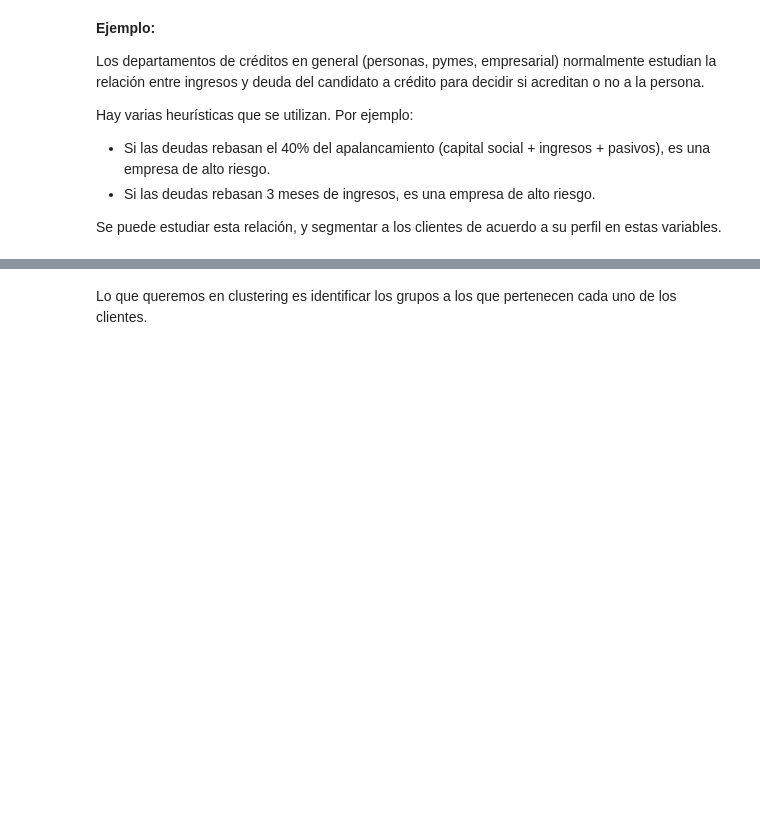
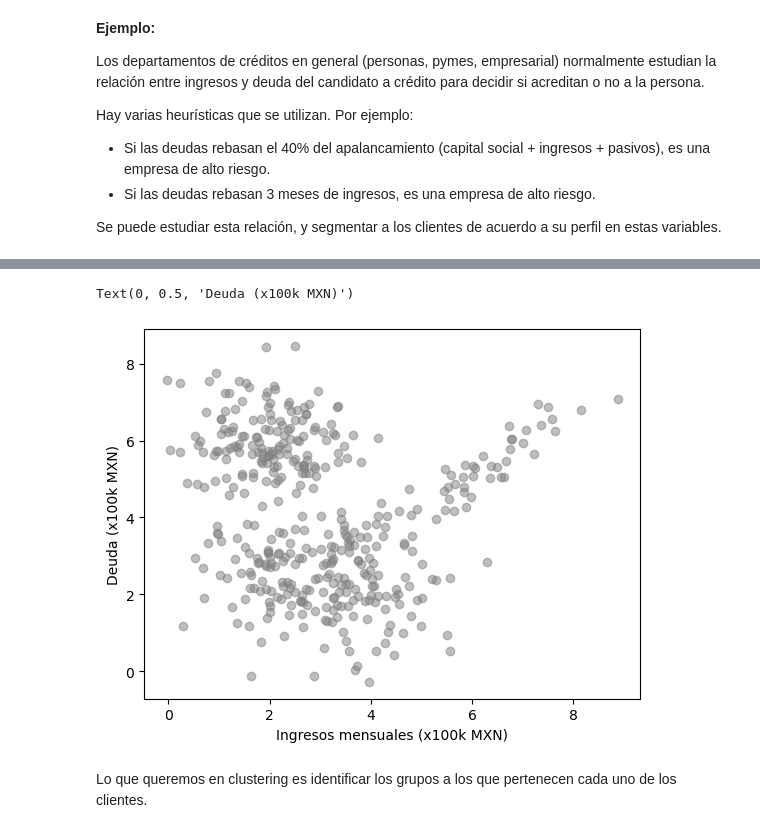
Before and after one commit to FernandoVelascoLoera/mgp2025, a Jupyter notebook: m3-aplicaciones-seleccionadas/c9-mezclas-gaussianas/1-variables-latentes-k-means.ipynb, the cells around one changed output, grey strips where cells are left out. Saved outputs shown, nothing was run; the diff lists cells and outputs as text; code cells hidden in the pictures; blank space fills up the shorter version.

```diff
--- a/m3-aplicaciones-seleccionadas/c9-mezclas-gaussianas/1-variables-latentes-k-means.ipynb
+++ b/m3-aplicaciones-seleccionadas/c9-mezclas-gaussianas/1-variables-latentes-k-means.ipynb
@@ -97,4 +98,5 @@ Se puede estudiar esta relación, y segmentar a los clientes de acuerdo a su per
 # %%
 # Generamos datos
+bank_customer_data = generate_bank_customer_data()
 # %%
 # Veamos algunos ejemplos de los datos
@@ -103,2 +116,11 @@ Se puede estudiar esta relación, y segmentar a los clientes de acuerdo a su per
+# %%
+# Grafico de puntos (sin etiqueta)
+plt.scatter(bank_customer_data['income'], bank_customer_data['debt'], alpha=0.5, color="gray")
+# Añadimos etiquetas a los ejes
+plt.xlabel('Ingresos mensuales (x100k MXN)')
+plt.ylabel('Deuda (x100k MXN)')
+# %% [output]
+Text(0, 0.5, 'Deuda (x100k MXN)')
+[figure, added]
 # %% [markdown]
 Lo que queremos en clustering es identificar los grupos a los que pertenecen cada uno de los clientes.
```
Also changed, not shown: parts of 21 cells of this notebook, 1 other file.
